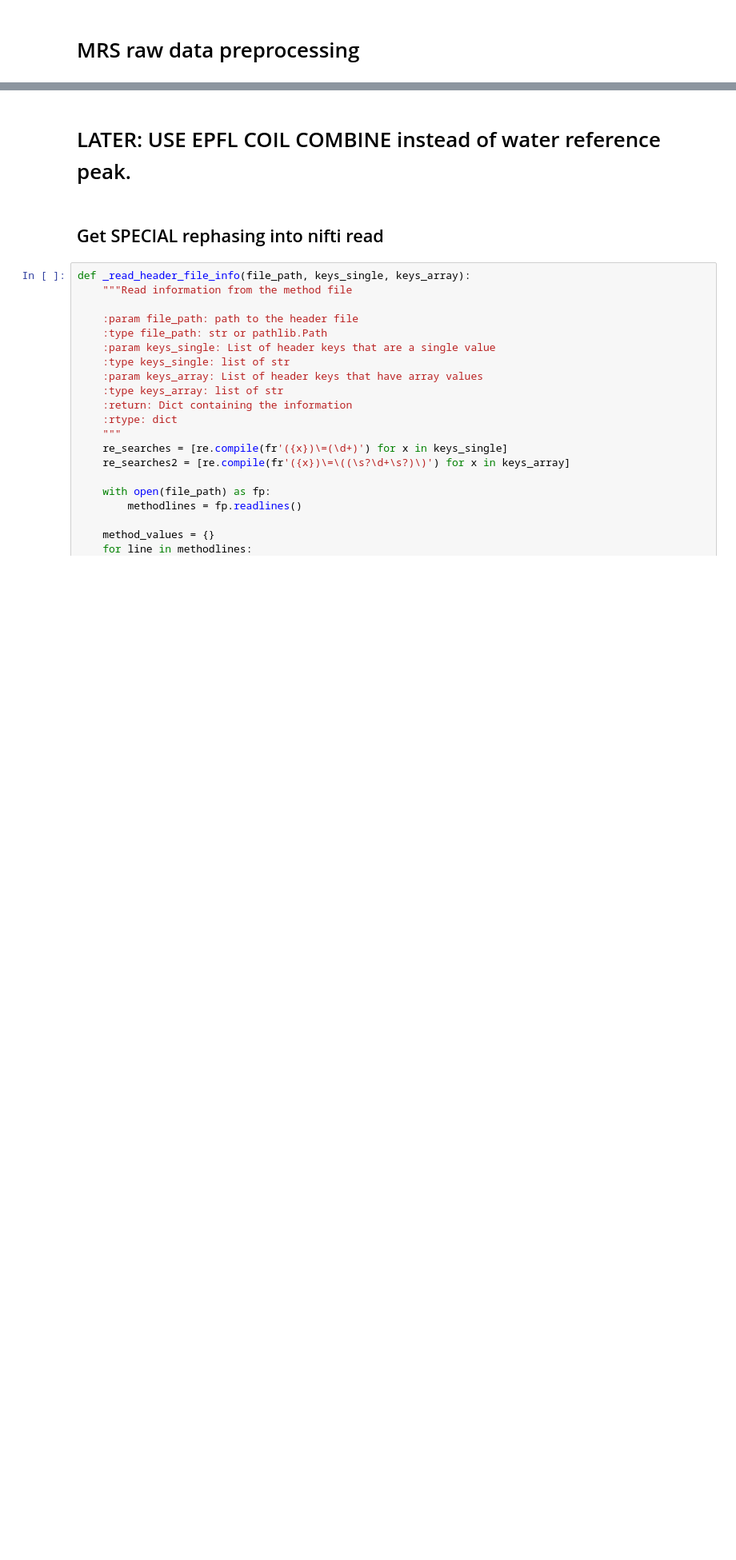
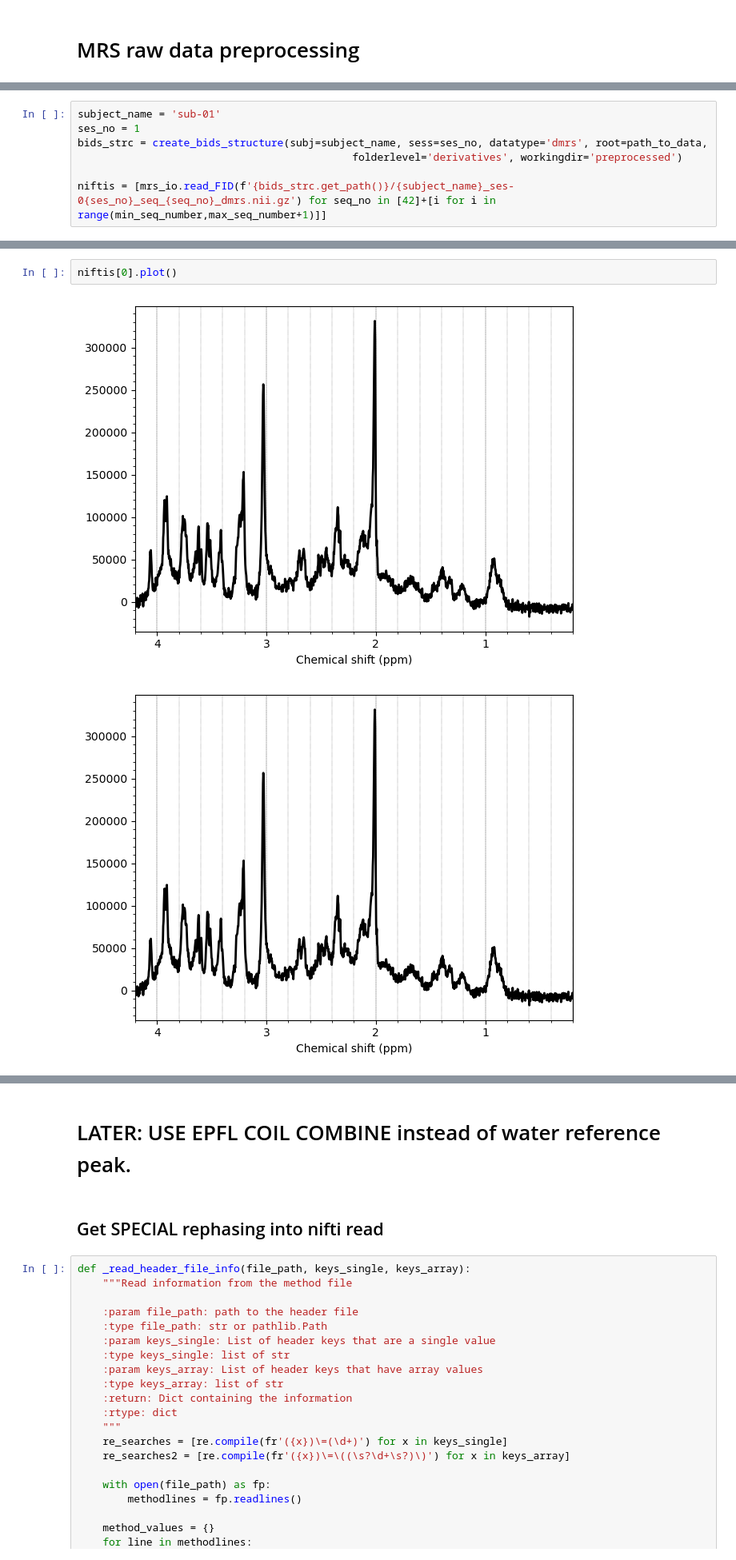
Before and after one commit to rita-o/dMRSI, a Jupyter notebook: misc_jupyter_notebooks/prototype_bruker_import.ipynb, the cells around one changed output, grey strips where cells are left out. Shown: that part at 80% size. Cells and saved outputs as stored; diff of their text form; blank space fills up the shorter version.

```diff
--- a/misc_jupyter_notebooks/prototype_bruker_import.ipynb
+++ b/misc_jupyter_notebooks/prototype_bruker_import.ipynb
@@ -332,0 +416,7 @@ The raw data has entries resulting from being complex (dim 2), 4 coil loops, 409
+# %%
+subject_name = 'sub-01'
+ses_no = 1
+bids_strc = create_bids_structure(subj=subject_name, sess=ses_no, datatype='dmrs', root=path_to_data,
+                                            folderlevel='derivatives', workingdir='preprocessed')
+
+niftis = [mrs_io.read_FID(f'{bids_strc.get_path()}/{subject_name}_ses-0{ses_no}_seq_{seq_no}_dmrs.nii.gz') for seq_no in [42]+[i for i in range(min_seq_number,max_seq_number+1)]]
@@ -332,0 +449,5 @@ The raw data has entries resulting from being complex (dim 2), 4 coil loops, 409
+# %%
+niftis[0].plot()
+# %% [output]
+[figure, added]
+[figure, added]
```
Also changed, not shown: parts of 18 cells of this notebook, 5 other files.
